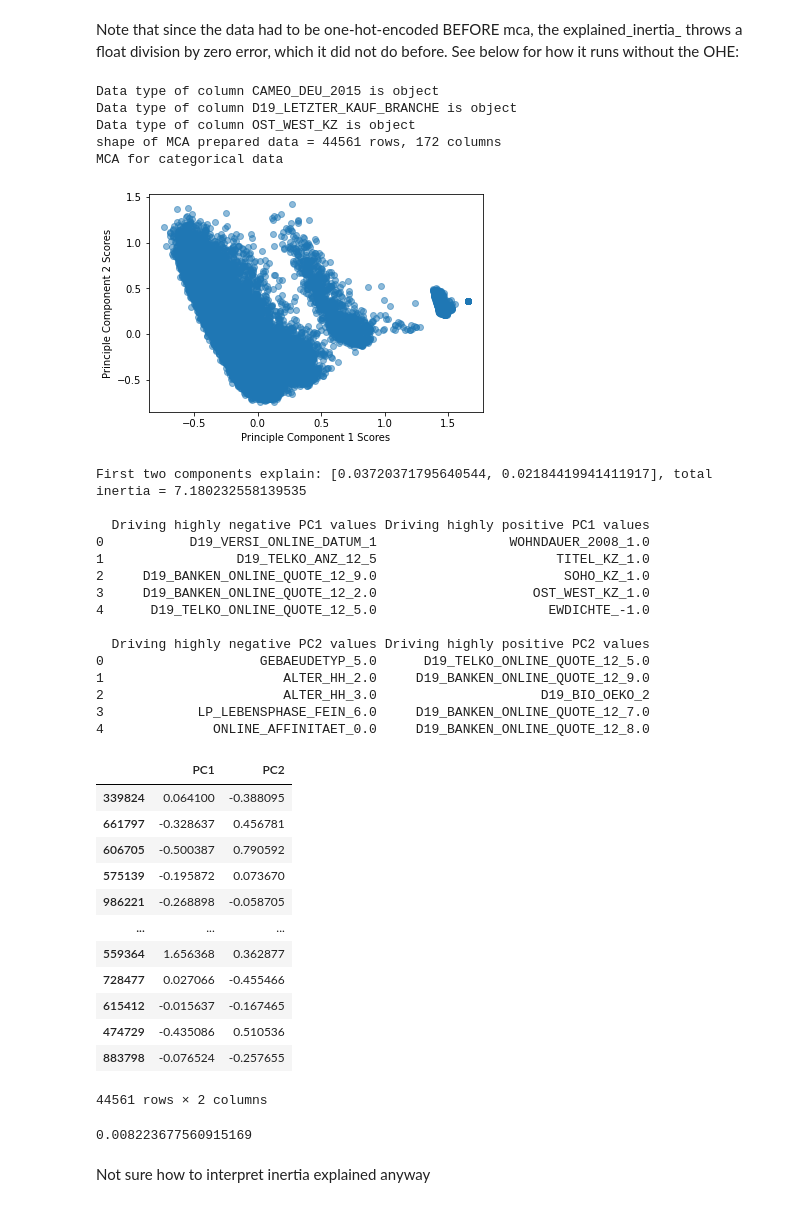
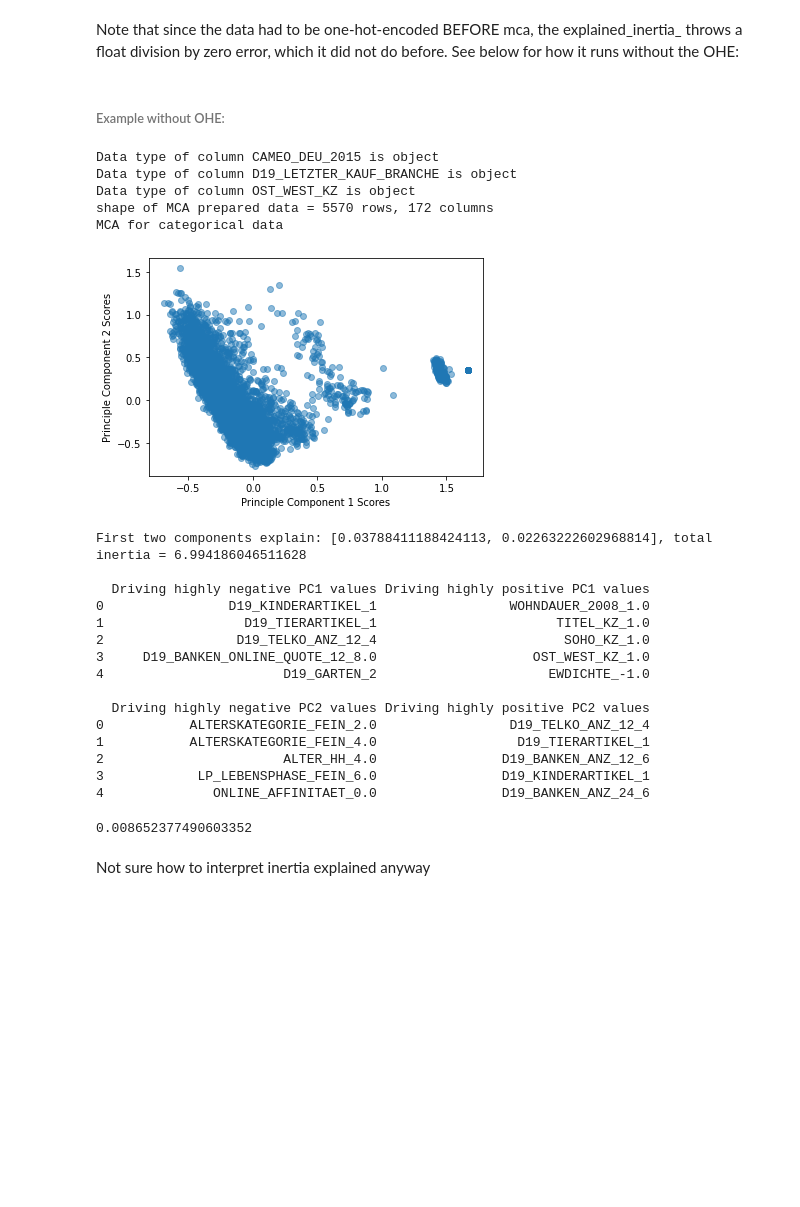
Before and after one commit to WareClatts/Capstone_Project, a Jupyter notebook: Arvato cleaned.ipynb, the cells around one changed output. Drawn from its saved outputs; the diff is of its cells as text; code cells hidden in the pictures; blank space fills up the shorter version.

Commit message:
UPDATE to project code
Adding final predictive model and re-running segmentation with more data

```diff
--- a/Arvato cleaned.ipynb
+++ b/Arvato cleaned.ipynb
@@ -474,3 +231,15 @@ sample_customers = pd.read_csv(f'sample_customers{fraction}.csv', sep=';')
+# %%
+fraction=0.1
+filename = f'sample_azdias_{fraction}'
+infile = open(filename,'rb')
+sample_azdias = pickle.load(infile)
+infile.close()
+# %%
+fraction=0.3
+filename = f'sample_customers{fraction}'
+infile = open(filename,'rb')
+sample_customers = pickle.load(infile)
+infile.close()
 # %%
 ## Sample again at 0.5 to help this run - try one day to run without this
 subsample=0.5
@@ -480,9 +261,6 @@ sample_customers = sample_customers.sample(frac=subsample, replace=False, random
 ## Part 1: Customer Segmentation Report
 
 The main bulk of your analysis will come in this part of the project. Here, you should use unsupervised learning techniques to describe the relationship between the demographics of the company's existing customers and the general population of Germany. By the end of this part, you should be able to describe parts of the general population that are more likely to be part of the mail-order company's main customer base, and which parts of the general population are less so.
-# %%
-continuous_vars = ['GEBURTSJAHR', 'KBA13_ANZAHL_PKW', 'ANZ_HAUSHALTE_AKTIV', 'ANZ_HH_TITEL',
-              'ANZ_PERSONEN', 'ANZ_TITEL', 'ANZ_STATISTISCHE_HAUSHALTE', 'EINGEZOGENAM_HH_JAHR']#, 'MIN_GEBAEUDEJAHR'
 # %% [markdown]
 ### FAMD
 # %% [markdown]
@@ -536,3 +314,8 @@ from prince import MCA, PCA
 #### MCA
 # %% [markdown]
 ##### Prepare Sample
+# %%
+filename = 'sample_azdias'
+infile = open(filename,'rb')
+sample_azdias = pickle.load(infile)
+infile.close()
@@ -637,50 +406,39 @@ MCA for categorical data
 4              ONLINE_AFFINITAET_0.0     D19_BANKEN_ONLINE_QUOTE_12_8.0
 # %% [markdown]
 Note that since the data had to be one-hot-encoded BEFORE mca, the explained_inertia_ throws a float division by zero error, which it did not do before. See below for how it runs without the OHE:
+# %% [markdown]
+###### Example without OHE:
 # %%
 example = prepare_mca(sample_azdias, to_drop, continuous_vars, reduce_columns=True, subsample=0.5, onehot=False)
 eg_mca = MCA(n_components=2,n_iter=3,copy=True,check_input=True,engine='auto',random_state=42)
 eg_train_mca = eg_mca.fit(example)
-plot_mca(eg_train_mca, example, show_inertia=True)
+_ = plot_mca(eg_train_mca, example, show_inertia=True)
 # %% [output]
 Data type of column CAMEO_DEU_2015 is object
 Data type of column D19_LETZTER_KAUF_BRANCHE is object
 Data type of column OST_WEST_KZ is object
-shape of MCA prepared data = 44561 rows, 172 columns
+shape of MCA prepared data = 5570 rows, 172 columns
 MCA for categorical data
-[figure, old version]
+[figure, new version]
-First two components explain: [0.03720371795640544, 0.02184419941411917], total inertia = 7.180232558139535
+First two components explain: [0.03788411188424113, 0.02263222602968814], total inertia = 6.994186046511628
 
   Driving highly negative PC1 values Driving highly positive PC1 values
-0           D19_VERSI_ONLINE_DATUM_1                 WOHNDAUER_2008_1.0
-1                 D19_TELKO_ANZ_12_5                       TITEL_KZ_1.0
-2     D19_BANKEN_ONLINE_QUOTE_12_9.0                        SOHO_KZ_1.0
-3     D19_BANKEN_ONLINE_QUOTE_12_2.0                    OST_WEST_KZ_1.0
-4      D19_TELKO_ONLINE_QUOTE_12_5.0                      EWDICHTE_-1.0
+0                D19_KINDERARTIKEL_1                 WOHNDAUER_2008_1.0
+1                  D19_TIERARTIKEL_1                       TITEL_KZ_1.0
+2                 D19_TELKO_ANZ_12_4                        SOHO_KZ_1.0
+3     D19_BANKEN_ONLINE_QUOTE_12_8.0                    OST_WEST_KZ_1.0
+4                       D19_GARTEN_2                      EWDICHTE_-1.0
 
   Driving highly negative PC2 values Driving highly positive PC2 values
-0                    GEBAEUDETYP_5.0      D19_TELKO_ONLINE_QUOTE_12_5.0
-1                       ALTER_HH_2.0     D19_BANKEN_ONLINE_QUOTE_12_9.0
-2                       ALTER_HH_3.0                     D19_BIO_OEKO_2
-3            LP_LEBENSPHASE_FEIN_6.0     D19_BANKEN_ONLINE_QUOTE_12_7.0
-4              ONLINE_AFFINITAET_0.0     D19_BANKEN_ONLINE_QUOTE_12_8.0
+0           ALTERSKATEGORIE_FEIN_2.0                 D19_TELKO_ANZ_12_4
+1           ALTERSKATEGORIE_FEIN_4.0                  D19_TIERARTIKEL_1
+2                       ALTER_HH_4.0                D19_BANKEN_ANZ_12_6
+3            LP_LEBENSPHASE_FEIN_6.0                D19_KINDERARTIKEL_1
+4              ONLINE_AFFINITAET_0.0                D19_BANKEN_ANZ_24_6
-|  | PC1 | PC2 |
-| 339824 | 0.064100 | -0.388095 |
-| 661797 | -0.328637 | 0.456781 |
-| 606705 | -0.500387 | 0.790592 |
-| 575139 | -0.195872 | 0.073670 |
-| 986221 | -0.268898 | -0.058705 |
-| ... | ... | ... |
-| 559364 | 1.656368 | 0.362877 |
-| 728477 | 0.027066 | -0.455466 |
-| 615412 | -0.015637 | -0.167465 |
-| 474729 | -0.435086 | 0.510536 |
-| 883798 | -0.076524 | -0.257655 |
-44561 rows × 2 columns
 # %%
-(0.03720371795640544 + 0.02184419941411917)/7.180232558139535
+(0.03788411188424113 + 0.02263222602968814)/6.994186046511628
 # %% [output]
-0.008223677560915169
+0.008652377490603352
 # %% [markdown]
 Not sure how to interpret inertia explained anyway
 # %% [markdown]
```
Also changed, not shown: parts of 219 cells of this notebook, 1 other file.
